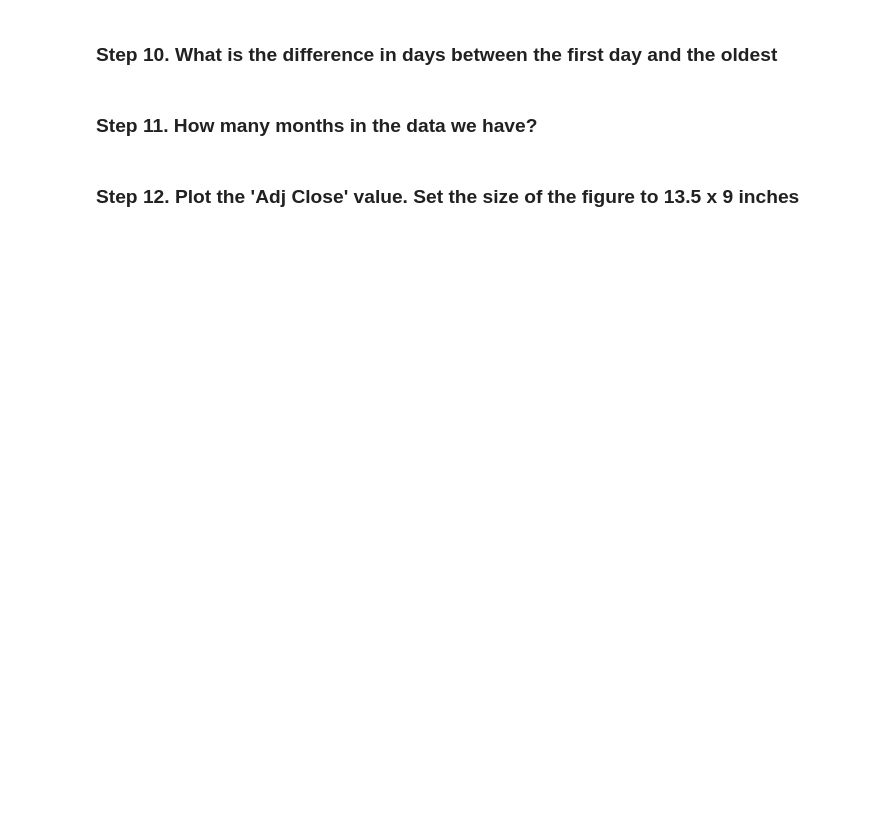
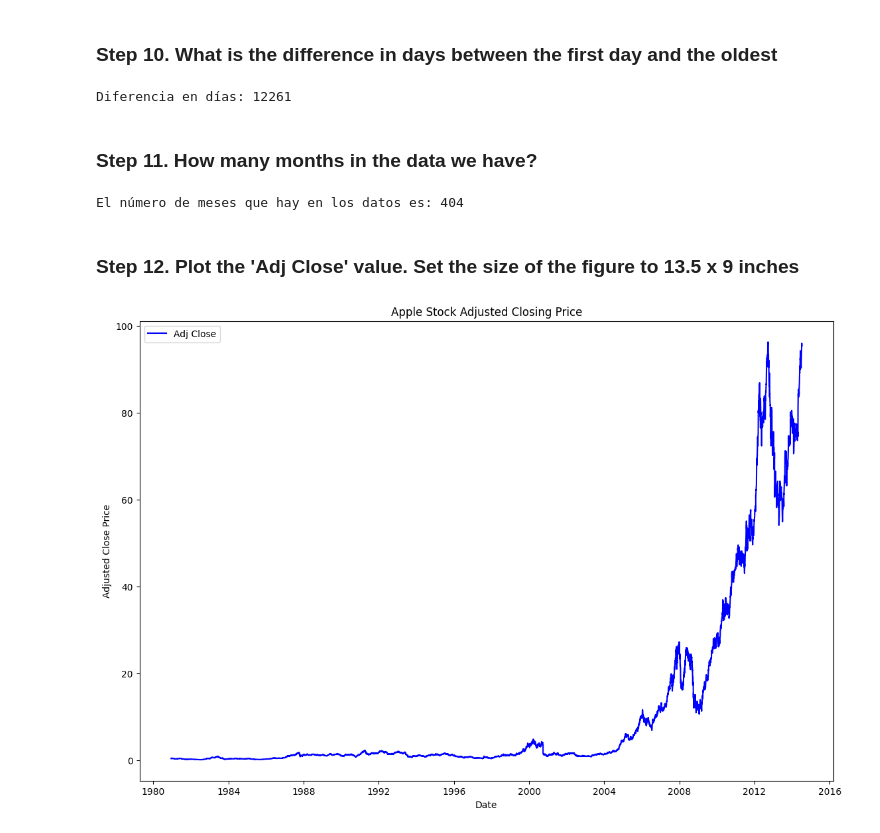
Before and after one commit to NaiSaratxaga/2503_dsft_thebridge_naiara, a Jupyter notebook: 2-Data_Analysis/4-Data_wrangling/2-Dates/Practica/Ejercicio Apple.ipynb, the cells around one changed output. Saved outputs shown, nothing was run; the diff lists cells and outputs as text; code cells hidden in the pictures; blank space fills up the shorter version.

```diff
--- a/2-Data_Analysis/4-Data_wrangling/2-Dates/Practica/Ejercicio Apple.ipynb
+++ b/2-Data_Analysis/4-Data_wrangling/2-Dates/Practica/Ejercicio Apple.ipynb
@@ -130,2 +135,6 @@ dtype: int64
 # %% [markdown]
 ### Step 8.  Ops...it seems the index is from the most recent date. Make the first entry the oldest date.
+# %%
+# Lo hacemos ordenando el índice con sort_index
+apple = apple.sort_index(ascending=True)
+apple
@@ -134,6 +172,43 @@ dtype: int64
 # %% [markdown]
 ### Step 10.  What is the difference in days between the first day and the oldest
+# %%
+# Obtener la fecha más reciente y la más antigua
+first_day = apple.index.max() # Fecha más reciente
+oldest_day = apple.index.min() # Fecha más antigua
+
+# Calcular la diferencia en días
+difference_days = (first_day - oldest_day).days # .days extrae la cantidad de días enteros de la diferencia entre first_day y oldest_day.
+
+print(f"Diferencia en días: {difference_days}")
+# %% [output]
+Diferencia en días: 12261
 # %% [markdown]
 ### Step 11.  How many months in the data we have?
+# %%
+# Como la columna Date es el index lo hago con apple.index (DatetimeIndex)
+# .to_period("M"): Convierte cada fecha en el índice a un período de mes ("M" significa que solo se tomará el año y el mes, ignorando el día).
+unique_months = apple.index.to_period("M").nunique()
+
+print("El número de meses que hay en los datos es:", unique_months)
+# %% [output]
+El número de meses que hay en los datos es: 404
 # %% [markdown]
 ### Step 12. Plot the 'Adj Close' value. Set the size of the figure to 13.5 x 9 inches
+# %%
+
+# Tamaño de la figura
+plt.figure(figsize=(13.5, 9))
+
+# aplple index(fecha) va en el eje x. La columna Adj Close va en el eje y (precio cierre acciones de Apple)
+plt.plot(apple.index, apple['Adj Close'], label="Adj Close", color="blue")
+
+# Títulos y etiquetas
+plt.title("Apple Stock Adjusted Closing Price")
+plt.xlabel("Date")
+plt.ylabel("Adjusted Close Price")
+plt.legend()
+
+
+plt.show()
+# %% [output]
+[figure, added]
```
Also changed, not shown: parts of 5 cells of this notebook, 1 other file.
